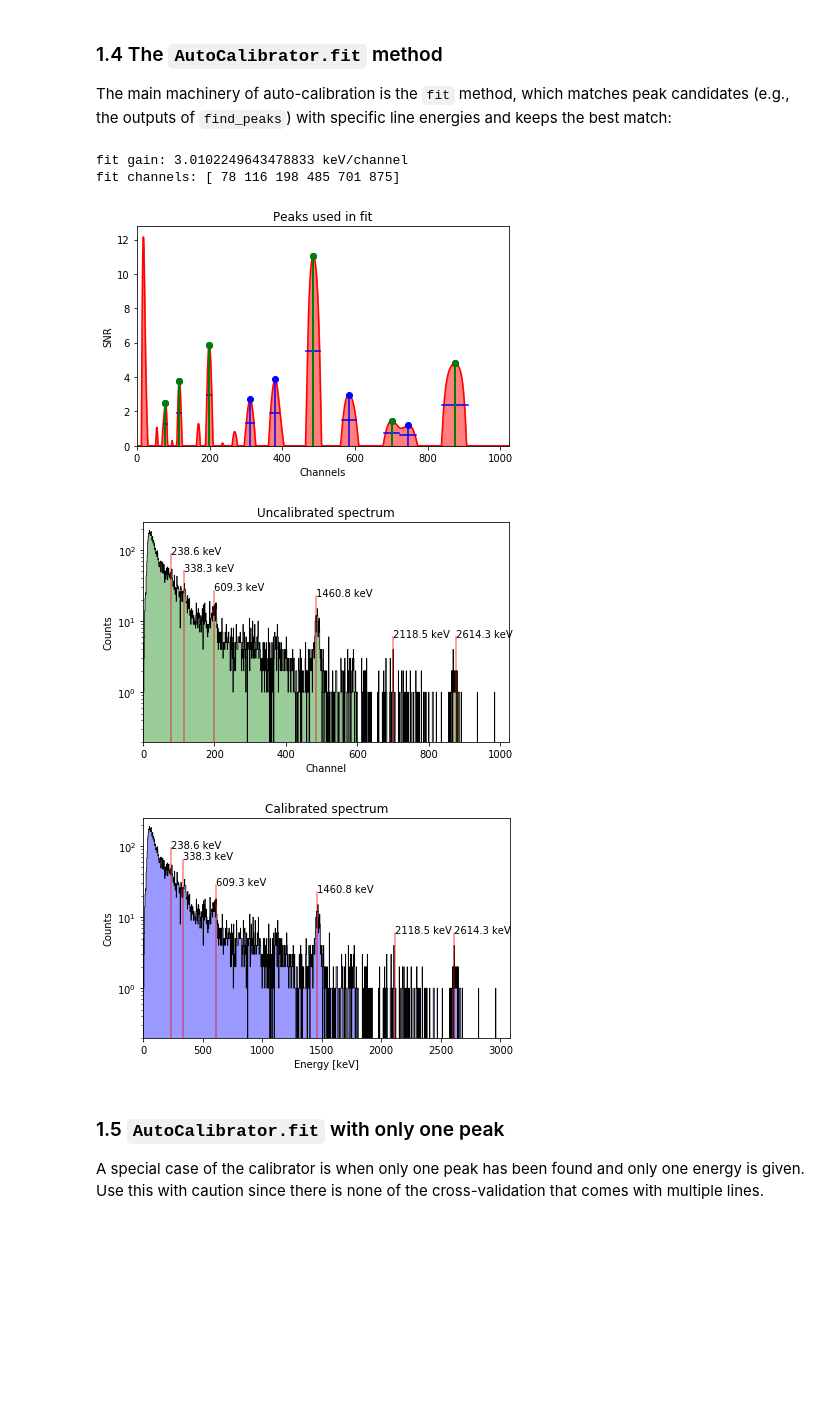
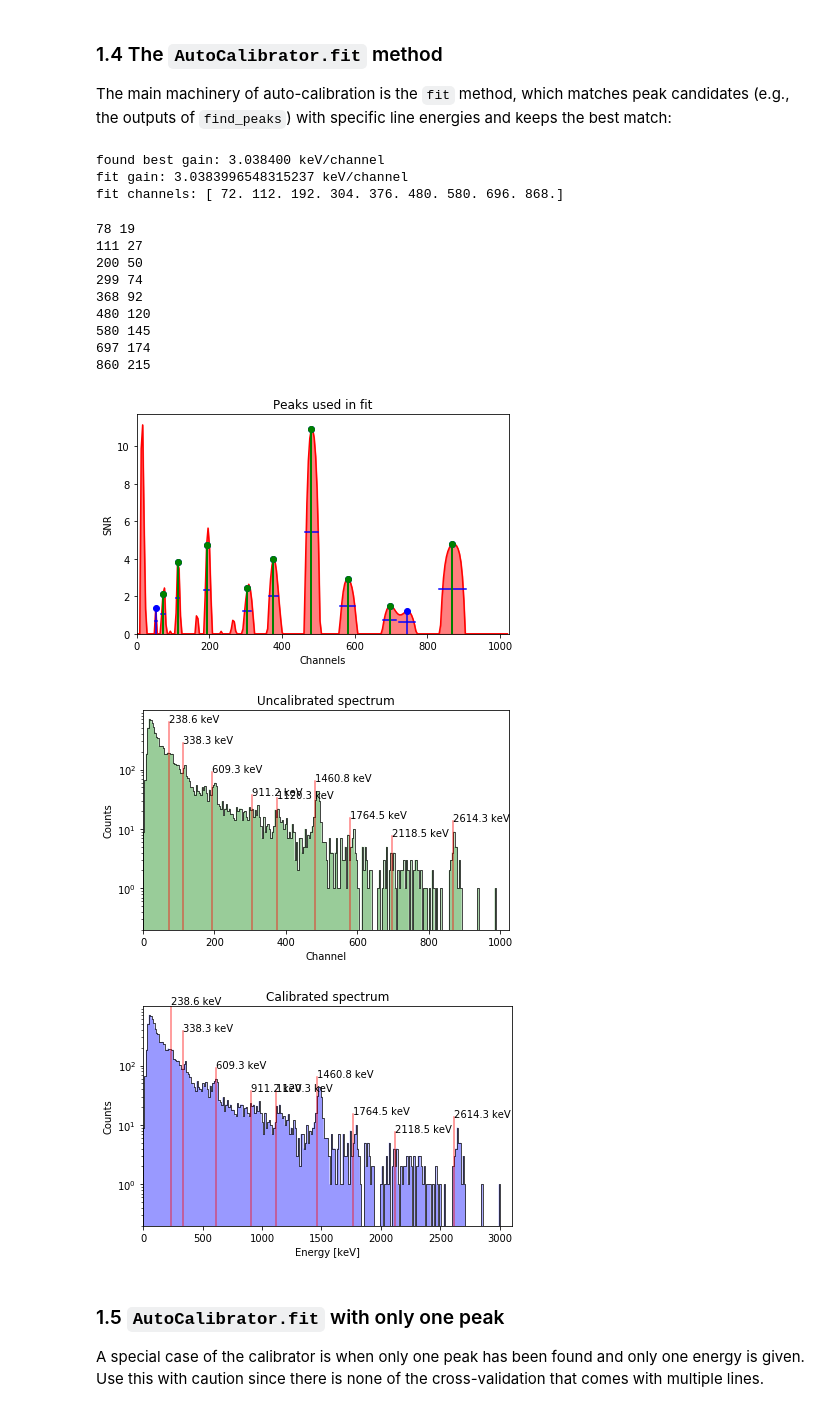
Before and after one commit to lbl-anp/becquerel, a Jupyter notebook: examples/autocal.ipynb, the cells around one changed output. Saved outputs shown, nothing was run; the diff lists cells and outputs as text; code cells hidden in the pictures; blank space fills up the shorter version.

Commit message:
fix a number of channel vs bin bugs in peakfinder and autocal

```diff
--- a/examples/autocal.ipynb
+++ b/examples/autocal.ipynb
@@ -22,7 +22,7 @@ def plot_spec(spectrum, xmode='channel'):
     spectrum.fill_between(xmode=xmode, facecolor=facecolor, alpha=0.4, ax=plt.gca())
     spectrum.plot('k-', lw=0.7, xmode=xmode, ax=plt.gca())
     if xmode == 'channel':
-        plt.xlim(0, len(spectrum))
+        plt.xlim(0, spectrum.bin_edges_raw.max())
         plt.title('Uncalibrated spectrum')
     else:
         plt.xlim(0, spectrum.energies_kev[-1])
@@ -43,15 +43,18 @@ def plot_calibrator(cal):
     plt.tight_layout()
 
     plot_spec(cal.peakfinder.spectrum, xmode='channel')
-    for chan, erg in zip(cal.fit_channels, cal.fit_energies):
+    for x, erg in zip(cal.fit_channels, cal.fit_energies):
+        chan = cal.peakfinder.spectrum.find_bin(x, use_kev=False)
         y = cal.peakfinder.spectrum.counts_vals[chan-10:chan+10].max() * 1.5
-        plt.plot([chan, chan], [1e-1, y], 'r-', alpha=0.5)
-        plt.text(chan, y, '{:.1f} keV'.format(erg))
+        plt.plot([x, x], [1e-1, y], 'r-', alpha=0.5)
+        plt.text(x, y, '{:.1f} keV'.format(erg))
 
     plot_spec(cal.peakfinder.spectrum, xmode='energy')
     for erg in cal.fit_energies:
-        chan = int(erg / cal.gain)
-        y = cal.peakfinder.spectrum.counts_vals[chan-20:chan+20].max() * 1.5
+        x = int(erg / cal.gain)
+        chan = cal.peakfinder.spectrum.find_bin(x, use_kev=False)
+        print(x, chan)
+        y = cal.peakfinder.spectrum.counts_vals[chan-15:chan+15].max() * 1.5
         plt.plot([erg, erg], [1e-1, y], 'r-', alpha=0.5)
         plt.text(erg, y, '{:.1f} keV'.format(erg))
 # %% [markdown]
@@ -115,5 +118,7 @@ with open(filename, 'r') as f:
         if len(tokens) == 2:
             counts.append(float(tokens[1]))
 spec = bq.Spectrum(counts=counts)
+spec = spec.combine_bins(4)
+spec.bin_edges_raw *= 4
 plot_spec(spec)
 # %% [output]
@@ -225,18 +248,28 @@ The main machinery of auto-calibration is the `fit` method, which matches peak c
 # %%
 cal = bq.AutoCalibrator(finder)
 cal.fit(
     [609.32, 1460.82, 2614.3],
     optional=[238.63, 338.32, 351.93, 911.20, 1120.294, 1620.50, 1764.49, 2118.514],
-    gain_range=[2.5, 4.],
-    de_max=20.,
+    gain_range=[2.5e-2, 4e2],
+    de_max=200.,
 )
 plot_calibrator(cal)
 # %% [output]
-fit gain: 3.0102249643478833 keV/channel
-fit channels: [ 78 116 198 485 701 875]
+found best gain: 3.038400 keV/channel
+fit gain: 3.0383996548315237 keV/channel
+fit channels: [ 72. 112. 192. 304. 376. 480. 580. 696. 868.]
+78 19
+111 27
+200 50
+299 74
+368 92
+480 120
+580 145
+697 174
+860 215
-[figure, old version]
+[figure, new version]
-[figure, old version]
+[figure, new version]
-[figure, old version]
+[figure, new version]
 # %% [markdown]
 ### 1.5 `AutoCalibrator.fit` with only one peak
 
```
Also changed, not shown: parts of 13 cells of this notebook, 2 other files.
